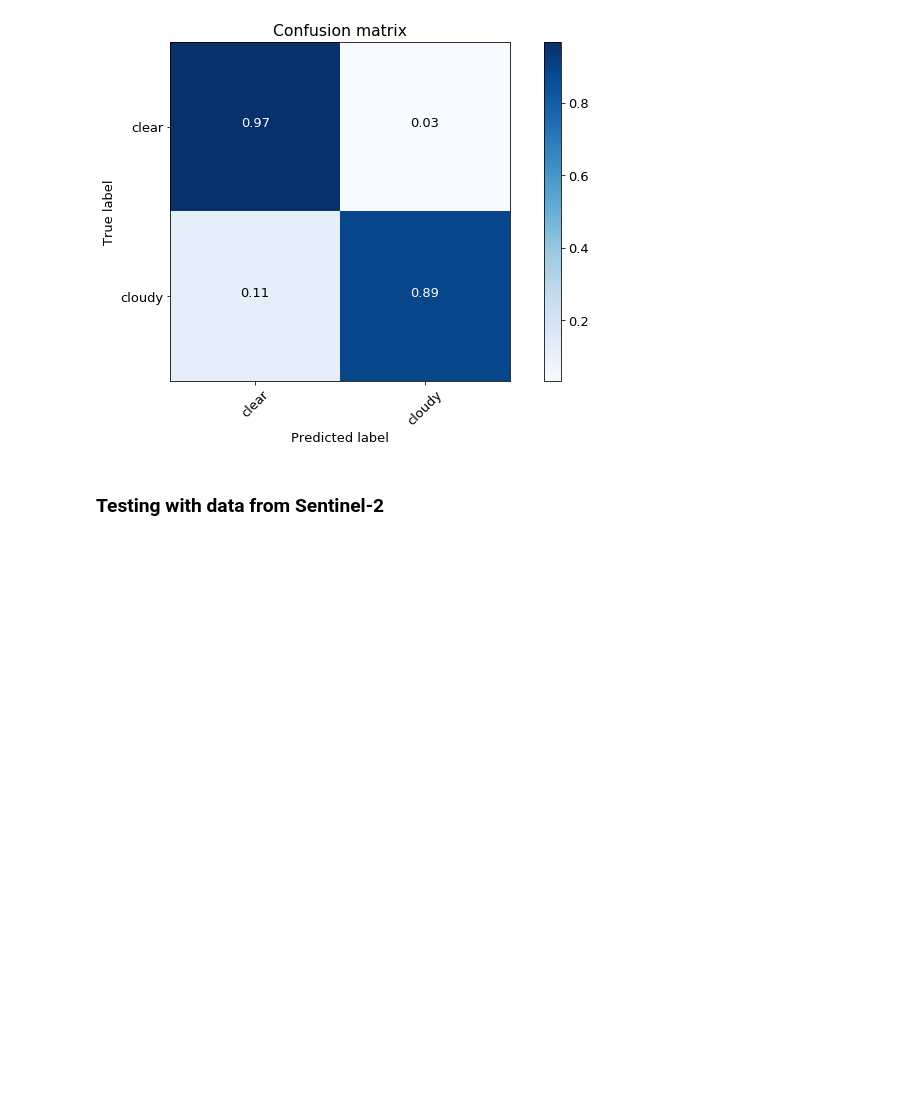
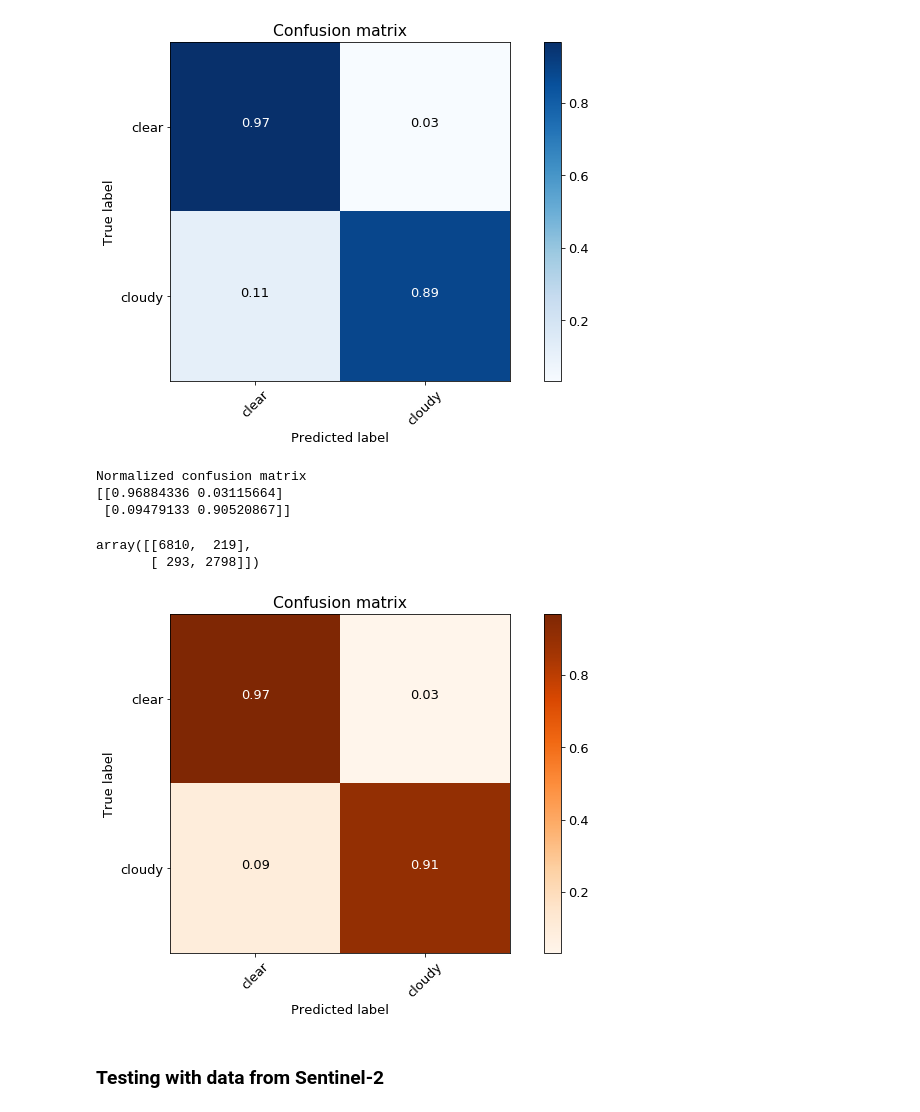
Before and after one commit to smarthi/satellite-images, a Jupyter notebook: preprocessing/cloud-classif.ipynb, the cells around one changed output. Saved outputs shown, nothing was run; the diff lists cells and outputs as text; code cells hidden in the pictures; blank space fills up the shorter version.

```diff
--- a/preprocessing/cloud-classif.ipynb
+++ b/preprocessing/cloud-classif.ipynb
@@ -279,7 +279,7 @@ Utility functions to get predictions and generate the confusion matrix
 from sklearn.metrics import confusion_matrix
 import itertools
 
-def plot_confusion_matrix(cm, classes, normalize=False, title='Confusion matrix', cmap=plt.cm.Blues):
+def plot_confusion_matrix(cm, classes, normalize=False, title='Confusion matrix', cmap=plt.cm.Oranges):
     """
     This function prints and plots the confusion matrix.
     Normalization can be applied by setting `normalize=True`.
@@ -497,6 +497,22 @@ Normalized confusion matrix
 array([[6849,  226],
        [ 345, 2700]])
 [figure]
+# %%
+rn101 = vision.resnet101_v2(classes=2)
+rn101.load_params(os.path.join(CHECKPOINTS_DIR, 'resnet100-bin/40-0.params'),ctx)
+# %%
+preds, labels = get_predictions(gluon.data.DataLoader(validIterBin, 32), rn101)
+# %%
+cm = confusion_matrix(labels, preds)
+plot_confusion_matrix(cm, ['clear', 'cloudy'], normalize=True)
+cm
+# %% [output]
+Normalized confusion matrix
+[[0.96884336 0.03115664]
+ [0.09479133 0.90520867]]
+array([[6810,  219],
+       [ 293, 2798]])
+[figure, added]
 # %% [markdown]
 ### Testing with data from Sentinel-2
 # %%
```
Also changed, not shown: parts of 3 cells of this notebook, 3 other files.
